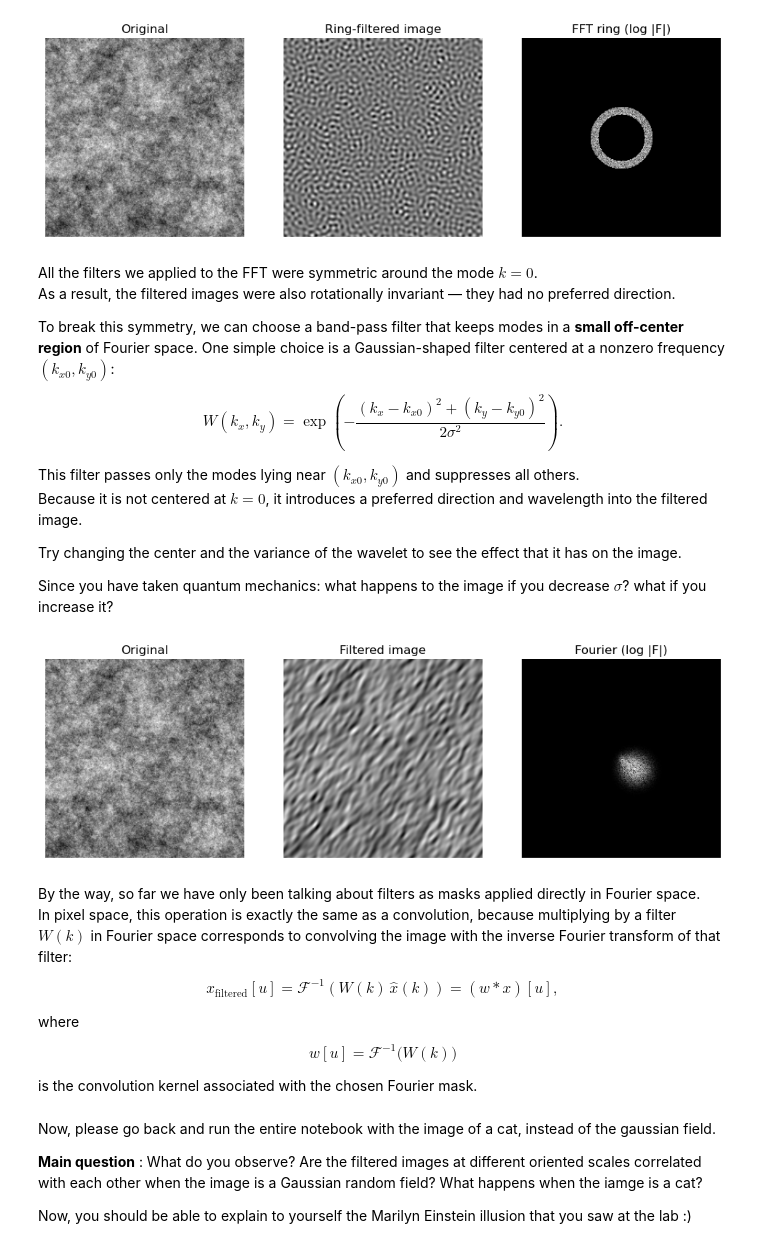
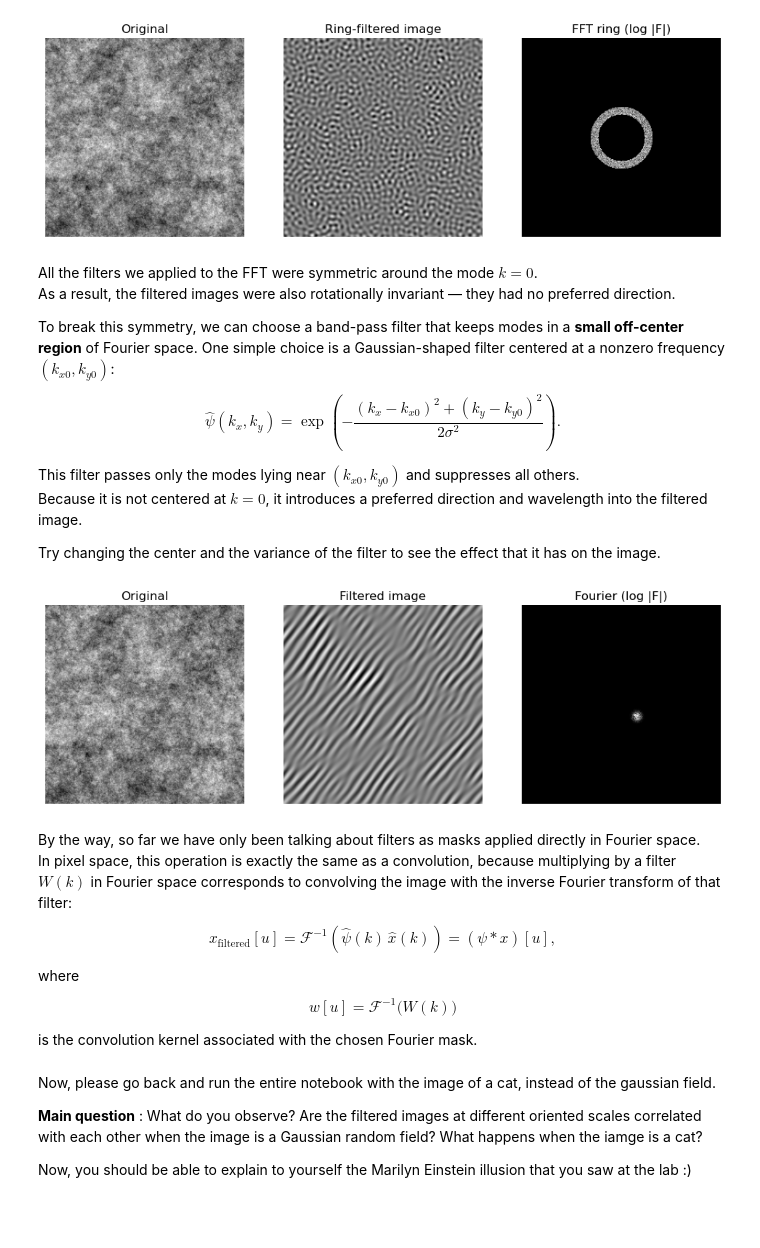
Before and after one commit to atsouros/component_separation_intro, a Jupyter notebook: Introductory_Notebook.ipynb, the cells around one changed output. Saved outputs shown, nothing was run; the diff lists cells and outputs as text; code cells hidden in the pictures; blank space fills up the shorter version.

```diff
--- a/Introductory_Notebook.ipynb
+++ b/Introductory_Notebook.ipynb
@@ -388,7 +388,7 @@ As a result, the filtered images were also rotationally invariant — they had n
 To break this symmetry, we can choose a band-pass filter that keeps modes in a **small off-center region** of Fourier space. One simple choice is a Gaussian-shaped filter centered at a nonzero frequency $(k_{x0}, k_{y0})$:
 
 $$
-W(k_x, k_y)
+\hat{\psi}(k_x, k_y)
 =
 \exp\!\left(
 -\frac{(k_x - k_{x0})^2 + (k_y - k_{y0})^2}{2\sigma^2}
@@ -398,9 +398,7 @@ $$
 This filter passes only the modes lying near $(k_{x0}, k_{y0})$ and suppresses all others.
 Because it is not centered at $k=0$, it introduces a preferred direction and wavelength into the filtered image.
 
-Try changing the center and the variance of the wavelet to see the effect that it has on the image.
-
-Since you have taken quantum mechanics: what happens to the image if you decrease $\sigma$? what if you increase it?
+Try changing the center and the variance of the filter to see the effect that it has on the image.
 # %%
 # original field
 I = img
@@ -417,7 +415,7 @@ kx, ky = np.meshgrid(kx, ky)
 
 # --- Morlet parameters ---
 kx0, ky0 = 20, 15    # center in Fourier space
-sigma = 10          # width of Gaussian bump
+sigma = 3          # width of Gaussian bump
 
 # Morlet wavelet in Fourier space (no external library)
 Morlet = np.exp(-((kx - kx0)**2 + (ky - ky0)**2) / (2*sigma**2))
@@ -425,42 +423,42 @@ Morlet = np.exp(-((kx - kx0)**2 + (ky - ky0)**2) / (2*sigma**2))
 # Apply as band-pass filter
 F_morlet = Fshift * Morlet
 
 # inverse FFT
 F_m_unshift = np.fft.ifftshift(F_morlet)
 I_morlet = np.fft.ifft2(F_m_unshift).real
 
 # spectrum for display
 P_morlet = np.log1p(np.abs(F_morlet))
 
 # plots
 plt.figure(figsize=(12,5))
 
 plt.subplot(1,3,1)
 plt.title("Original")
 plt.imshow(I, cmap="gray")
 plt.axis("off")
 
 plt.subplot(1,3,2)
 plt.title("Filtered image")
 plt.imshow(I_morlet, cmap="gray")
 plt.axis("off")
 
 plt.subplot(1,3,3)
 plt.title("Fourier (log |F|)")
 plt.imshow(P_morlet, cmap="gray")
 plt.axis("off")
 
 plt.show()
 # %% [output]
-[figure, old version]
+[figure, new version]
 # %% [markdown]
 By the way, so far we have only been talking about filters as masks applied directly in Fourier space.
 In pixel space, this operation is exactly the same as a convolution, because multiplying by a filter $W(k)$ in Fourier space corresponds to convolving the image with the inverse Fourier transform of that filter:
 
 $$
 x_{\text{filtered}}[u]
-= \mathcal{F}^{-1}\!\left( W(k)\, \hat{x}(k) \right)
-= \left( w * x \right)[u],
+= \mathcal{F}^{-1}\!\left( \hat{\psi}(k)\, \hat{x}(k) \right)
+= \left( \psi * x \right)[u],
 $$
 
 where
```
Also changed, not shown: parts of 5 cells of this notebook.
